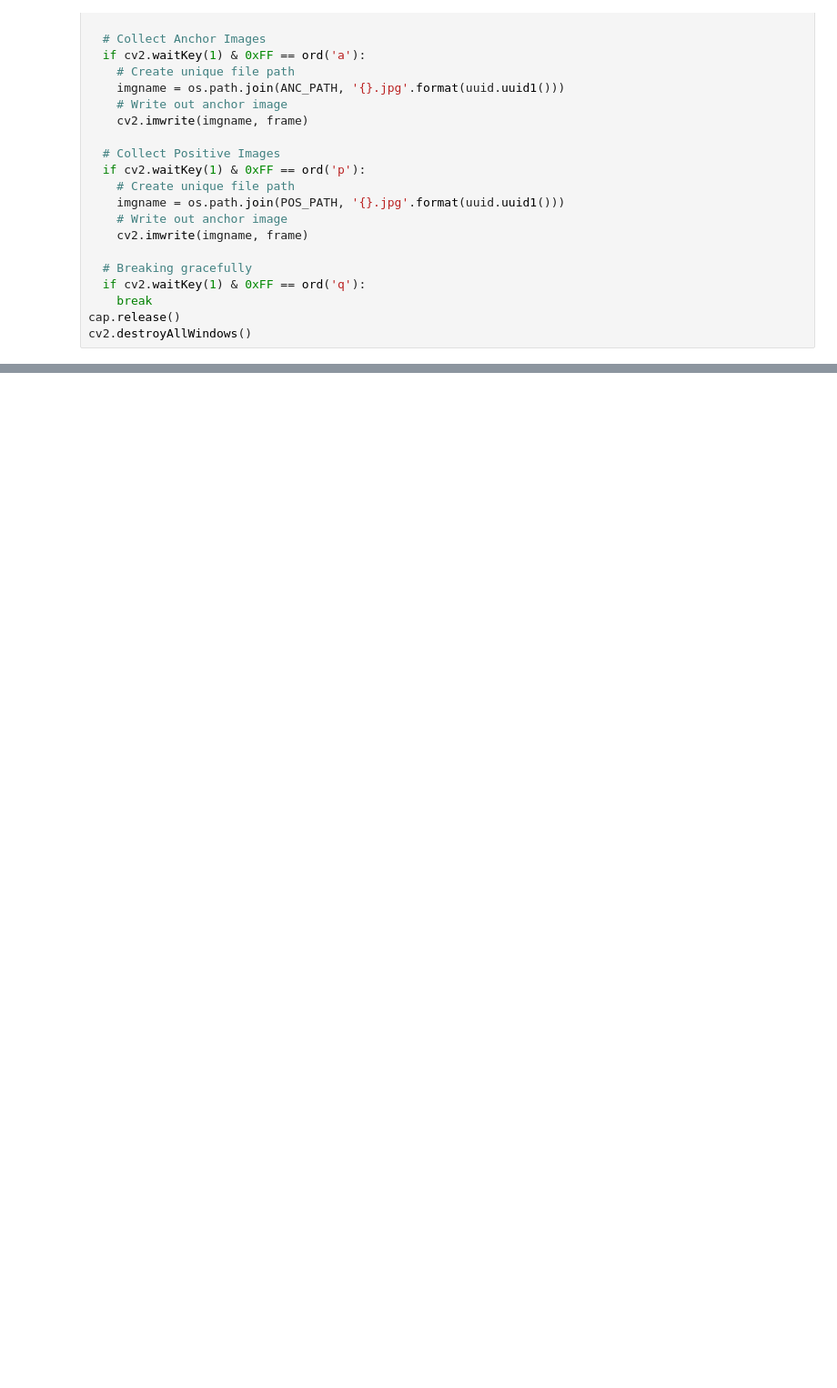
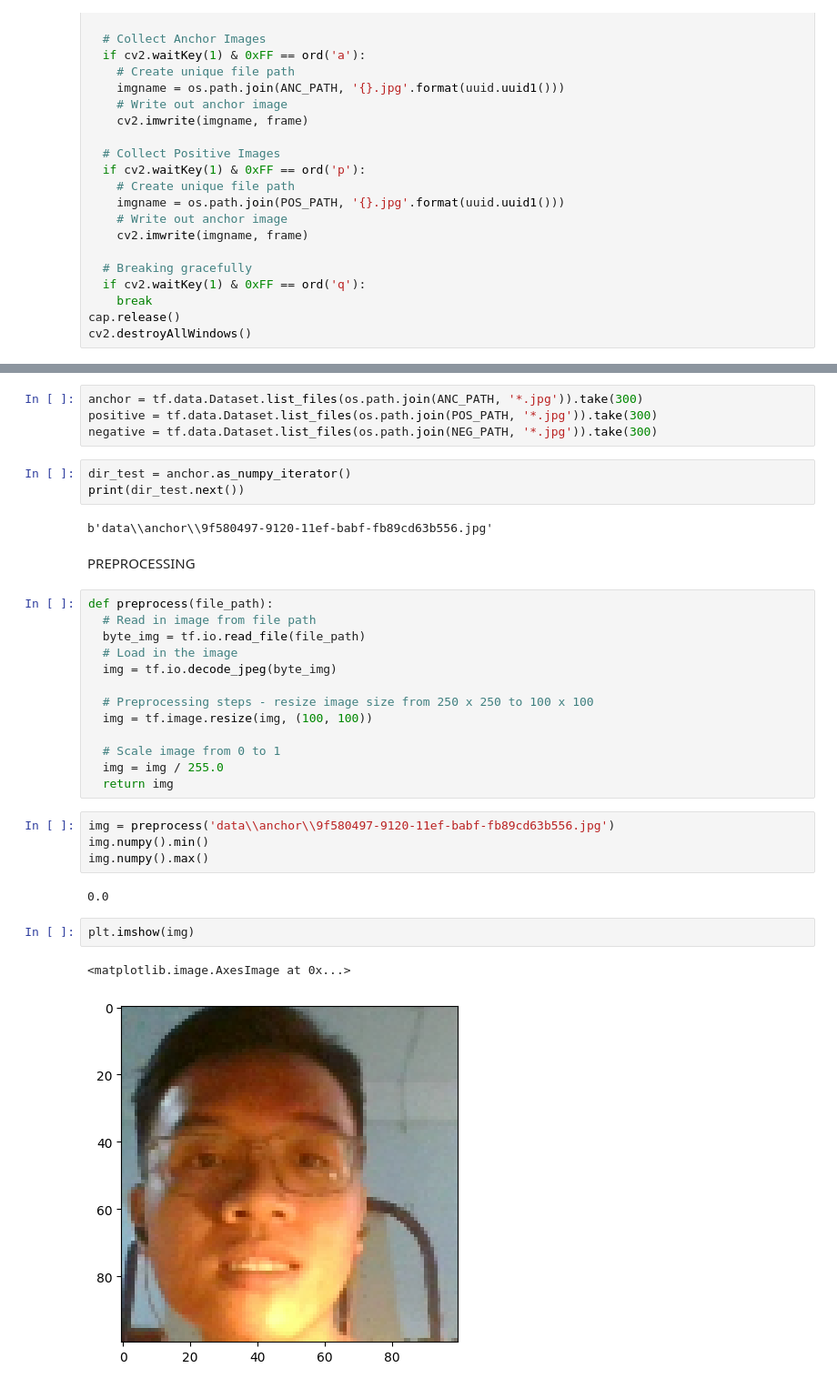
Before and after one commit to CrispyChillies/face-recognition, a Jupyter notebook: main.ipynb, the cells around one changed output, grey strips where cells are left out. Shown at 91% size. Drawn from its saved outputs; the diff is of its cells as text; blank space fills up the shorter version.

Commit message:
Add preprocessing function labled data and data partition

```diff
--- a/main.ipynb
+++ b/main.ipynb
@@ -67,0 +70,35 @@ cv2.destroyAllWindows()
+# %%
+anchor = tf.data.Dataset.list_files(os.path.join(ANC_PATH, '*.jpg')).take(300)
+positive = tf.data.Dataset.list_files(os.path.join(POS_PATH, '*.jpg')).take(300)
+negative = tf.data.Dataset.list_files(os.path.join(NEG_PATH, '*.jpg')).take(300)
+# %%
+dir_test = anchor.as_numpy_iterator()
+print(dir_test.next())
+# %% [output]
+b'data\\anchor\\9f580497-9120-11ef-babf-fb89cd63b556.jpg'
+# %% [markdown]
+PREPROCESSING
+# %%
+def preprocess(file_path):
+  # Read in image from file path
+  byte_img = tf.io.read_file(file_path)
+  # Load in the image
+  img = tf.io.decode_jpeg(byte_img)
+
+  # Preprocessing steps - resize image size from 250 x 250 to 100 x 100
+  img = tf.image.resize(img, (100, 100))
+
+  # Scale image from 0 to 1
+  img = img / 255.0
+  return img
+# %%
+img = preprocess('data\\anchor\\9f580497-9120-11ef-babf-fb89cd63b556.jpg')
+img.numpy().min()
+img.numpy().max()
+# %% [output]
+0.0
+# %%
+plt.imshow(img)
+# %% [output]
+<matplotlib.image.AxesImage at 0x...>
+[figure, added]
```
Also changed, not shown: parts of 14 cells of this notebook.
